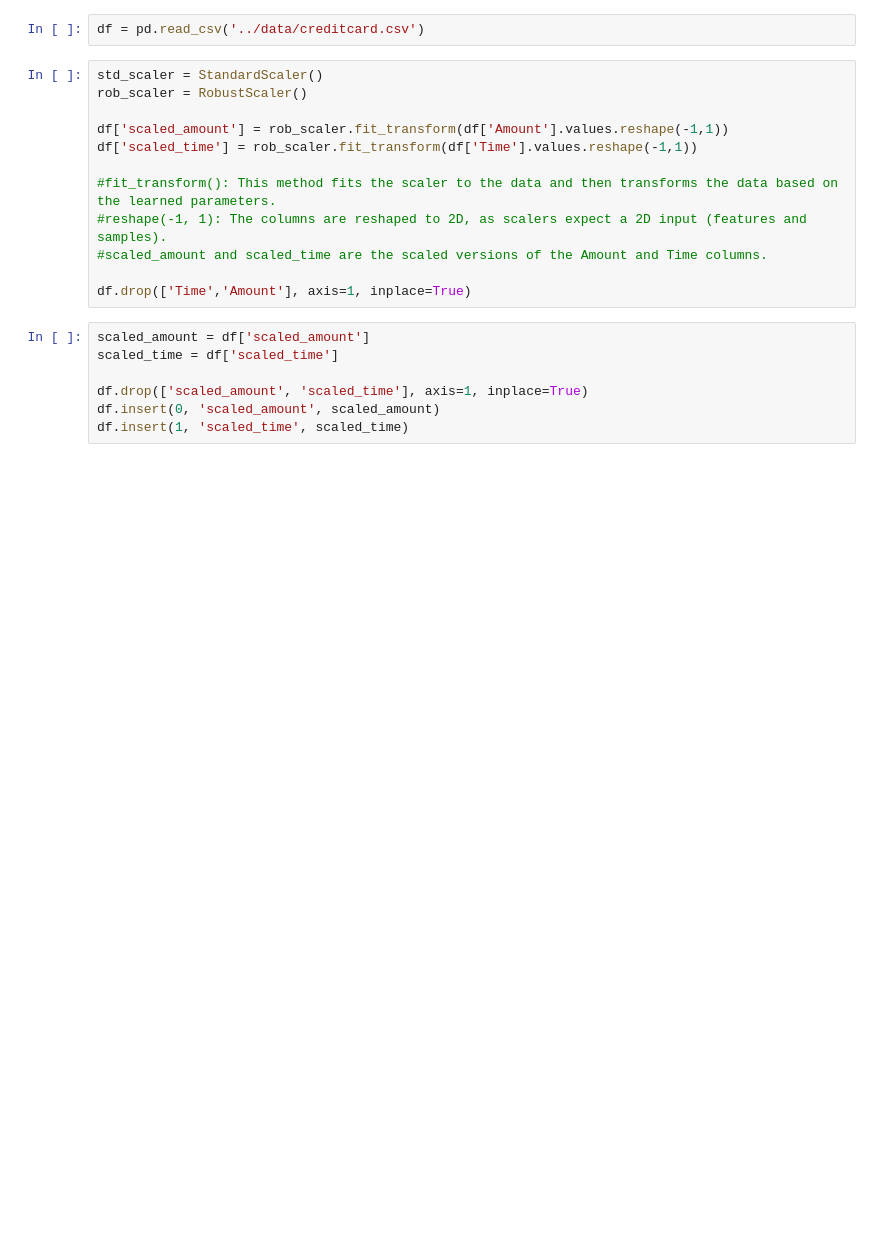
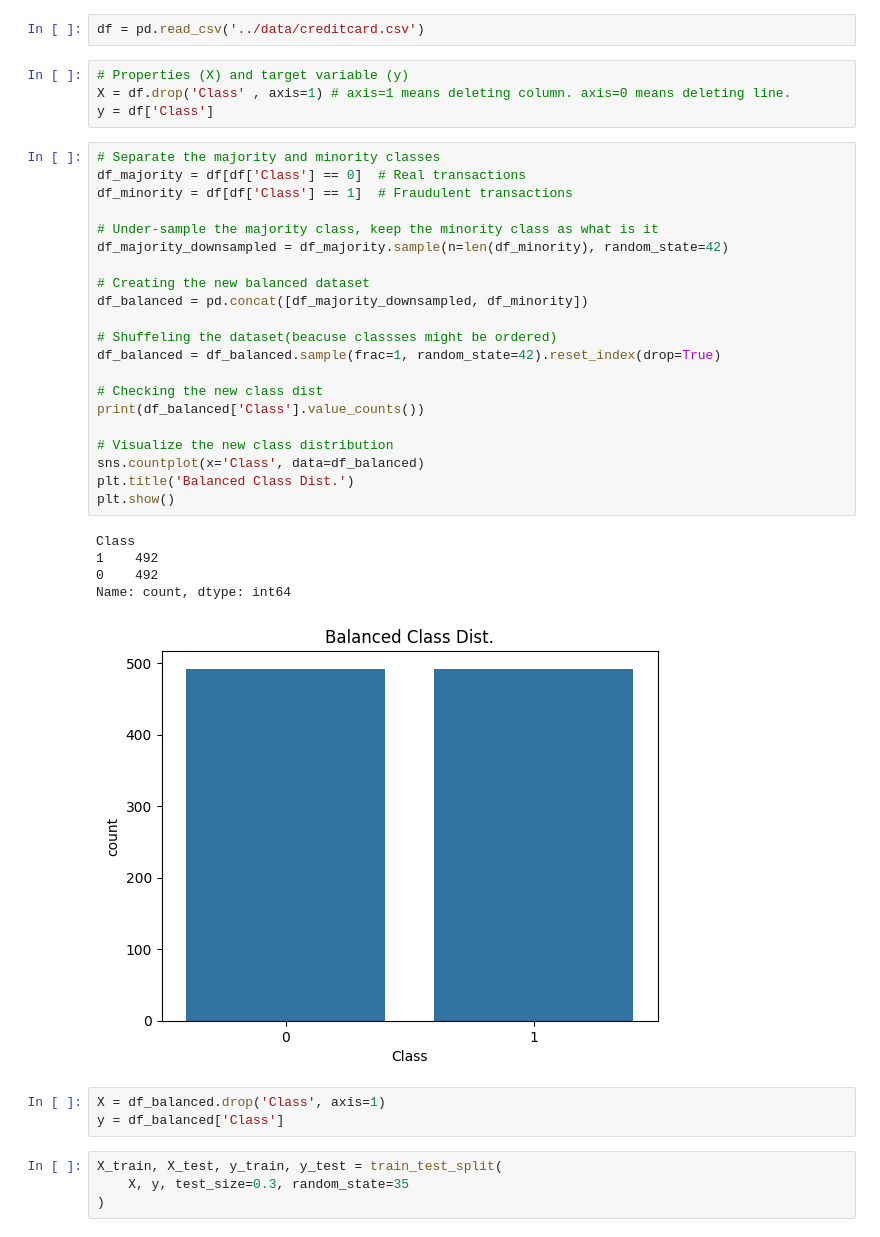
Before and after one commit to Egehan134/credit-fraud-detection, a Jupyter notebook: notebooks/proccessingFinal.ipynb, the cells around one changed output. Drawn from its saved outputs; the diff is of its cells as text; blank space fills up the shorter version.

Commit message:
Finished balanced and final version for now.

```diff
--- a/notebooks/proccessingFinal.ipynb
+++ b/notebooks/proccessingFinal.ipynb
@@ -13,21 +20,40 @@ from sklearn.preprocessing import StandardScaler, RobustScaler
 # %%
 df = pd.read_csv('../data/creditcard.csv')
+# %%
+# Properties (X) and target variable (y)
+X = df.drop('Class' , axis=1) # axis=1 means deleting column. axis=0 means deleting line.
+y = df['Class']
 # %%
-std_scaler = StandardScaler()
-rob_scaler = RobustScaler()
+# Separate the majority and minority classes
+df_majority = df[df['Class'] == 0]  # Real transactions
+df_minority = df[df['Class'] == 1]  # Fraudulent transactions
 
-df['scaled_amount'] = rob_scaler.fit_transform(df['Amount'].values.reshape(-1,1))
-df['scaled_time'] = rob_scaler.fit_transform(df['Time'].values.reshape(-1,1))
+# Under-sample the majority class, keep the minority class as what is it
+df_majority_downsampled = df_majority.sample(n=len(df_minority), random_state=42)
 
-#fit_transform(): This method fits the scaler to the data and then transforms the data based on the learned parameters.
-#reshape(-1, 1): The columns are reshaped to 2D, as scalers expect a 2D input (features and samples).
-#scaled_amount and scaled_time are the scaled versions of the Amount and Time columns.
+# Creating the new balanced dataset
+df_balanced = pd.concat([df_majority_downsampled, df_minority])
 
-df.drop(['Time','Amount'], axis=1, inplace=True)
+# Shuffeling the dataset(beacuse classses might be ordered)
+df_balanced = df_balanced.sample(frac=1, random_state=42).reset_index(drop=True)
+
+# Checking the new class dist
+print(df_balanced['Class'].value_counts())
+
+# Visualize the new class distribution
+sns.countplot(x='Class', data=df_balanced)
+plt.title('Balanced Class Dist.')
+plt.show()
+# %% [output]
+Class
+1    492
+0    492
+Name: count, dtype: int64
+[figure, added]
-# %%
-scaled_amount = df['scaled_amount']
-scaled_time = df['scaled_time']
-
-df.drop(['scaled_amount', 'scaled_time'], axis=1, inplace=True)
-df.insert(0, 'scaled_amount', scaled_amount)
-df.insert(1, 'scaled_time', scaled_time)
+# %%
+X = df_balanced.drop('Class', axis=1)
+y = df_balanced['Class']
+# %%
+X_train, X_test, y_train, y_test = train_test_split(
+    X, y, test_size=0.3, random_state=35
+)
```
Also changed, not shown: parts of 9 cells of this notebook, 2 other files.
